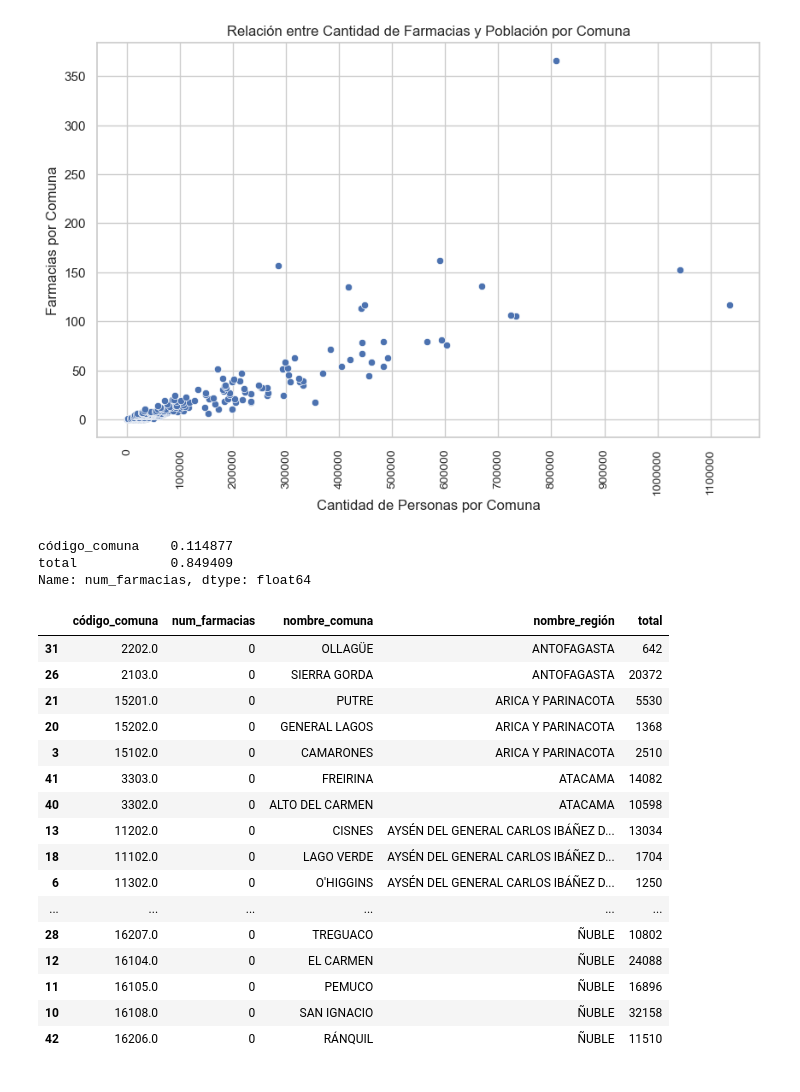
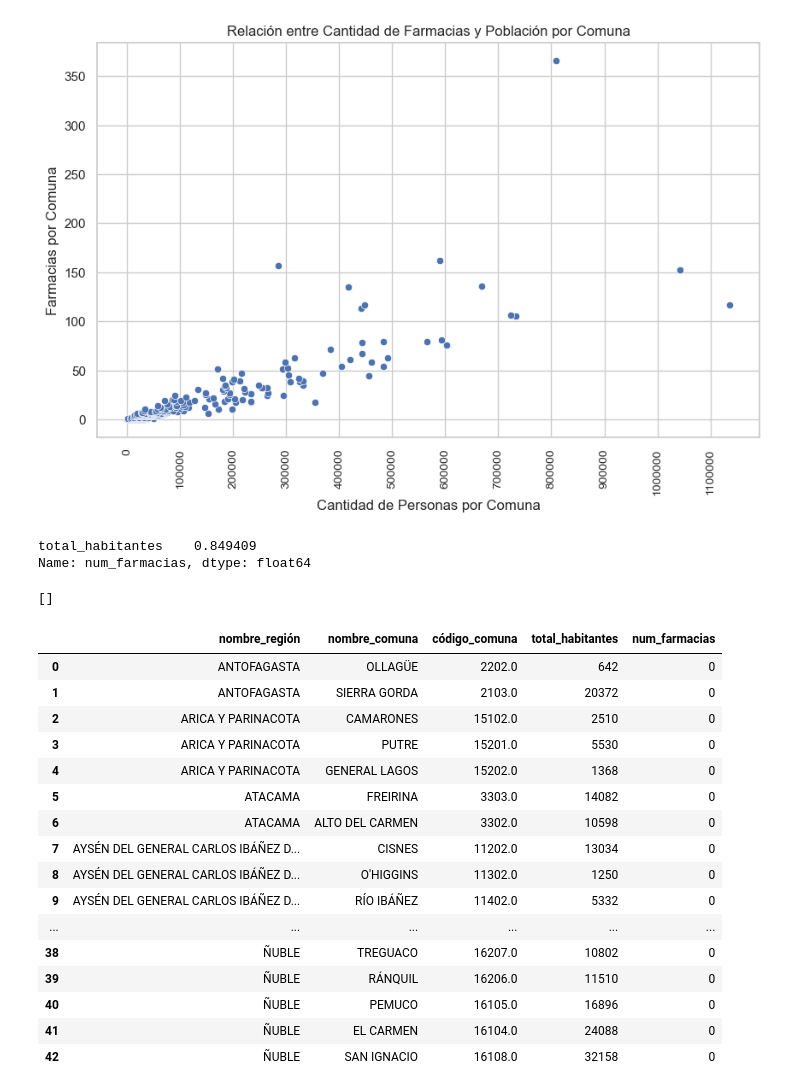
Before and after one commit to Utmite/imt2200-project, a Jupyter notebook: src/Pregunta_3.ipynb, the cells around one changed output. Cells and saved outputs as stored; diff of their text form; code cells hidden in the pictures.

```diff
--- a/src/Pregunta_3.ipynb
+++ b/src/Pregunta_3.ipynb
@@ -208,10 +206,9 @@ df_correlacion = df_farmacias[["código_comuna","tipo"]]
 df_correlacion = df_correlacion.groupby(["código_comuna"]).size().reset_index(name='num_farmacias')
 
 habitantes_comunas = df_censo[["nombre_región","nombre_comuna","código_comuna","total"]].groupby(["nombre_región", "nombre_comuna", "código_comuna"]).sum().reset_index()
-#df_correlacion = df_correlacion.merge(habitantes_comunas, on="código_comuna", how="right")
 df_correlacion = habitantes_comunas.merge(df_correlacion, on="código_comuna", how="left")
 
 df_correlacion['num_farmacias'] = df_correlacion['num_farmacias'].fillna(0).astype("int")
 df_correlacion = df_correlacion.sort_values(by="num_farmacias", ignore_index=True)
 
-df_correlacion
+df_correlacion.rename(columns={"total":"total_habitantes"},inplace=True )
@@ -253,28 +236,37 @@ plt.show()
 # %% [output]
 [figure]
 # %%
-df_correlacion.corr(numeric_only=True)["num_farmacias"].drop("num_farmacias")
+df_correlacion[["num_farmacias", "total_habitantes"]].corr(numeric_only=True)["num_farmacias"].drop("num_farmacias") # el índice de correlación es bastante alto
 # %% [output]
-código_comuna    0.114877
-total            0.849409
+total_habitantes    0.849409
 Name: num_farmacias, dtype: float64
+# %%
+# No hay regiones sin farmacias
+
+todas_regiones = df_correlacion["nombre_región"].unique()
+regiones_con_farmacias = df_correlacion[df_correlacion["num_farmacias"] != 0]["nombre_región"].unique()
+
+regiones_sin_farmacias = [region for region in todas_regiones if region not in regiones_con_farmacias]
+regiones_sin_farmacias
+# %% [output]
+[]
 # %%
-df_correlacion[df_correlacion["num_farmacias"]==0].sort_values(by="nombre_región")
+df_correlacion[df_correlacion["num_farmacias"]==0].sort_values(by="nombre_región").reset_index(drop=True)
 # %% [output]
-|  | código_comuna | num_farmacias | nombre_comuna | nombre_región | total |
-| 31 | 2202.0 | 0 | OLLAGÜE | ANTOFAGASTA | 642 |
-| 26 | 2103.0 | 0 | SIERRA GORDA | ANTOFAGASTA | 20372 |
-| 21 | 15201.0 | 0 | PUTRE | ARICA Y PARINACOTA | 5530 |
-| 20 | 15202.0 | 0 | GENERAL LAGOS | ARICA Y PARINACOTA | 1368 |
-| 3 | 15102.0 | 0 | CAMARONES | ARICA Y PARINACOTA | 2510 |
-| 41 | 3303.0 | 0 | FREIRINA | ATACAMA | 14082 |
-| 40 | 3302.0 | 0 | ALTO DEL CARMEN | ATACAMA | 10598 |
-| 13 | 11202.0 | 0 | CISNES | AYSÉN DEL GENERAL CARLOS IBÁÑEZ D... | 13034 |
-| 18 | 11102.0 | 0 | LAGO VERDE | AYSÉN DEL GENERAL CARLOS IBÁÑEZ D... | 1704 |
-| 6 | 11302.0 | 0 | O'HIGGINS | AYSÉN DEL GENERAL CARLOS IBÁÑEZ D... | 1250 |
+|  | nombre_región | nombre_comuna | código_comuna | total_habitantes | num_farmacias |
+| 0 | ANTOFAGASTA | OLLAGÜE | 2202.0 | 642 | 0 |
+| 1 | ANTOFAGASTA | SIERRA GORDA | 2103.0 | 20372 | 0 |
+| 2 | ARICA Y PARINACOTA | CAMARONES | 15102.0 | 2510 | 0 |
+| 3 | ARICA Y PARINACOTA | PUTRE | 15201.0 | 5530 | 0 |
+| 4 | ARICA Y PARINACOTA | GENERAL LAGOS | 15202.0 | 1368 | 0 |
+| 5 | ATACAMA | FREIRINA | 3303.0 | 14082 | 0 |
+| 6 | ATACAMA | ALTO DEL CARMEN | 3302.0 | 10598 | 0 |
+| 7 | AYSÉN DEL GENERAL CARLOS IBÁÑEZ D... | CISNES | 11202.0 | 13034 | 0 |
+| 8 | AYSÉN DEL GENERAL CARLOS IBÁÑEZ D... | O'HIGGINS | 11302.0 | 1250 | 0 |
+| 9 | AYSÉN DEL GENERAL CARLOS IBÁÑEZ D... | RÍO IBÁÑEZ | 11402.0 | 5332 | 0 |
 | ... | ... | ... | ... | ... | ... |
-| 28 | 16207.0 | 0 | TREGUACO | ÑUBLE | 10802 |
-| 12 | 16104.0 | 0 | EL CARMEN | ÑUBLE | 24088 |
-| 11 | 16105.0 | 0 | PEMUCO | ÑUBLE | 16896 |
-| 10 | 16108.0 | 0 | SAN IGNACIO | ÑUBLE | 32158 |
-| 42 | 16206.0 | 0 | RÁNQUIL | ÑUBLE | 11510 |
+| 38 | ÑUBLE | TREGUACO | 16207.0 | 10802 | 0 |
+| 39 | ÑUBLE | RÁNQUIL | 16206.0 | 11510 | 0 |
+| 40 | ÑUBLE | PEMUCO | 16105.0 | 16896 | 0 |
+| 41 | ÑUBLE | EL CARMEN | 16104.0 | 24088 | 0 |
+| 42 | ÑUBLE | SAN IGNACIO | 16108.0 | 32158 | 0 |
```
Also changed, not shown: parts of 3 cells of this notebook.
